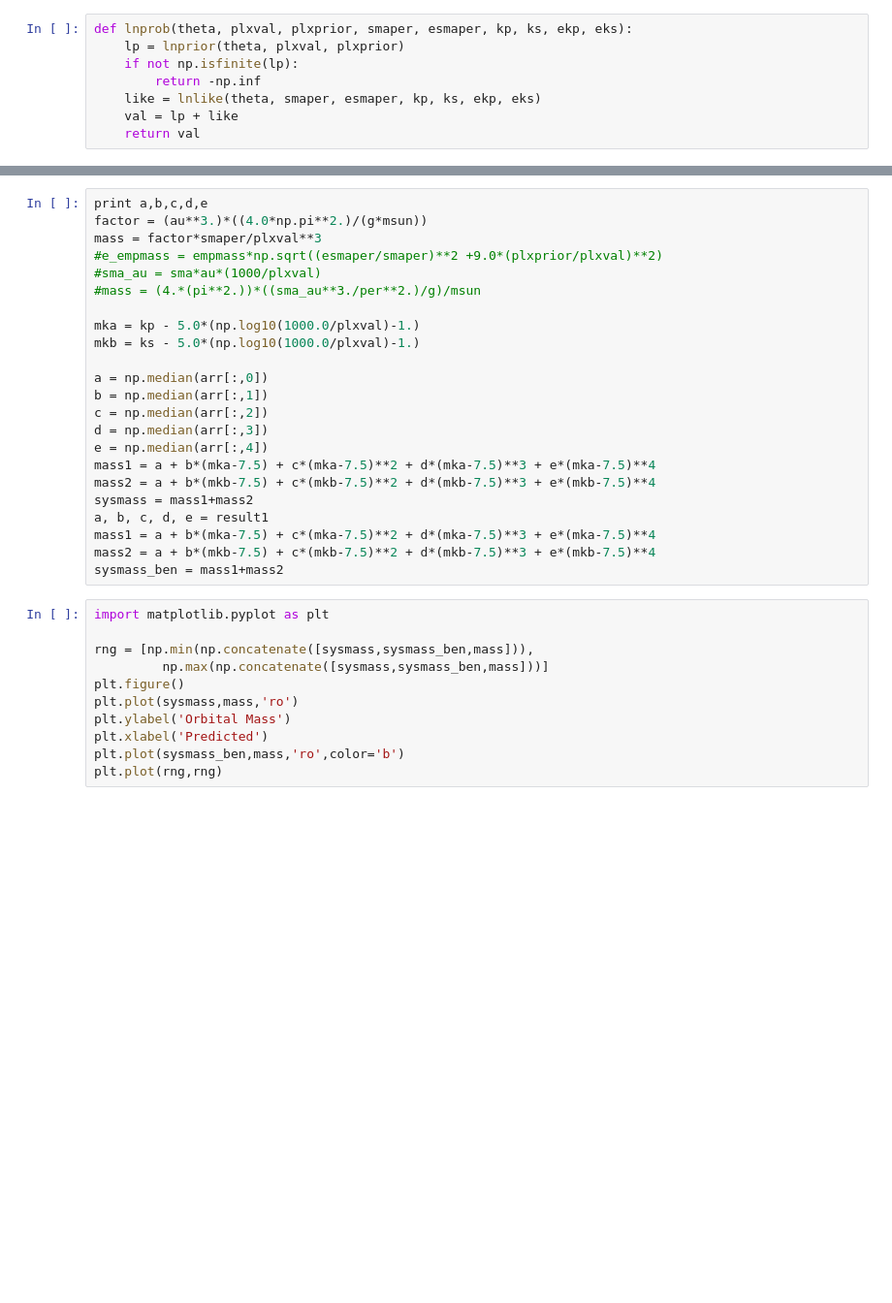
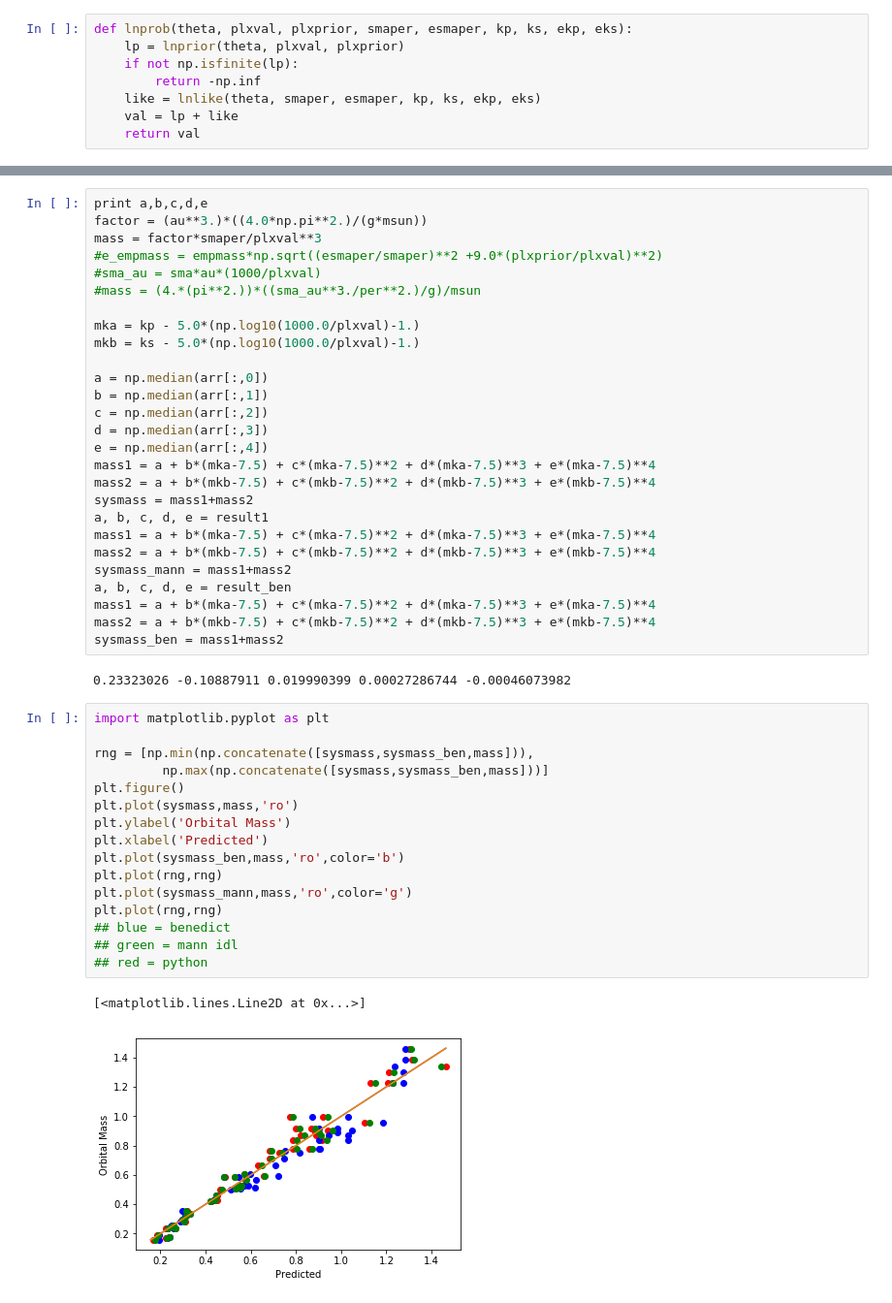
Before and after one commit to awmann/Mass-Luminosity, a Jupyter notebook: Mk-mass_full.ipynb, the cells around one changed output, grey strips where cells are left out. Shown at 97% size. Saved outputs shown, nothing was run; the diff lists cells and outputs as text; blank space fills up the shorter version.

```diff
--- a/Mk-mass_full.ipynb
+++ b/Mk-mass_full.ipynb
@@ -289,18 +332,32 @@ sysmass = mass1+mass2
 a, b, c, d, e = result1
 mass1 = a + b*(mka-7.5) + c*(mka-7.5)**2 + d*(mka-7.5)**3 + e*(mka-7.5)**4
 mass2 = a + b*(mkb-7.5) + c*(mkb-7.5)**2 + d*(mkb-7.5)**3 + e*(mkb-7.5)**4
+sysmass_mann = mass1+mass2
+a, b, c, d, e = result_ben
+mass1 = a + b*(mka-7.5) + c*(mka-7.5)**2 + d*(mka-7.5)**3 + e*(mka-7.5)**4
+mass2 = a + b*(mkb-7.5) + c*(mkb-7.5)**2 + d*(mkb-7.5)**3 + e*(mkb-7.5)**4
 sysmass_ben = mass1+mass2
+# %% [output]
+0.23323026 -0.10887911 0.019990399 0.00027286744 -0.00046073982
 # %%
 import matplotlib.pyplot as plt
 
 rng = [np.min(np.concatenate([sysmass,sysmass_ben,mass])),
          np.max(np.concatenate([sysmass,sysmass_ben,mass]))]
 plt.figure()
 plt.plot(sysmass,mass,'ro')
 plt.ylabel('Orbital Mass')
 plt.xlabel('Predicted')
 plt.plot(sysmass_ben,mass,'ro',color='b')
 plt.plot(rng,rng)
+plt.plot(sysmass_mann,mass,'ro',color='g')
+plt.plot(rng,rng)
+## blue = benedict
+## green = mann idl
+## red = python
+# %% [output]
+[<matplotlib.lines.Line2D at 0x...>]
+[figure, added]
 # %%
 #num = 7
 #plt.plot(dat[2,:,num])
```
Also changed, not shown: parts of 9 cells of this notebook, 3 other files.
